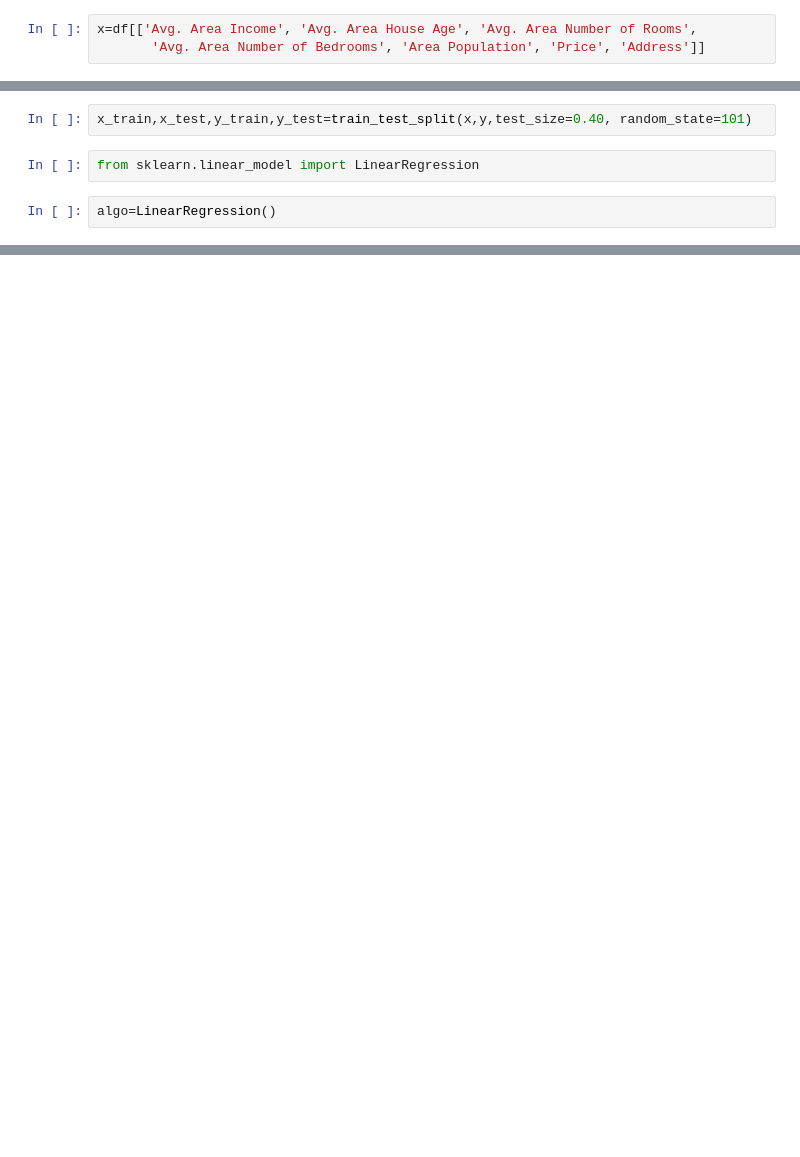
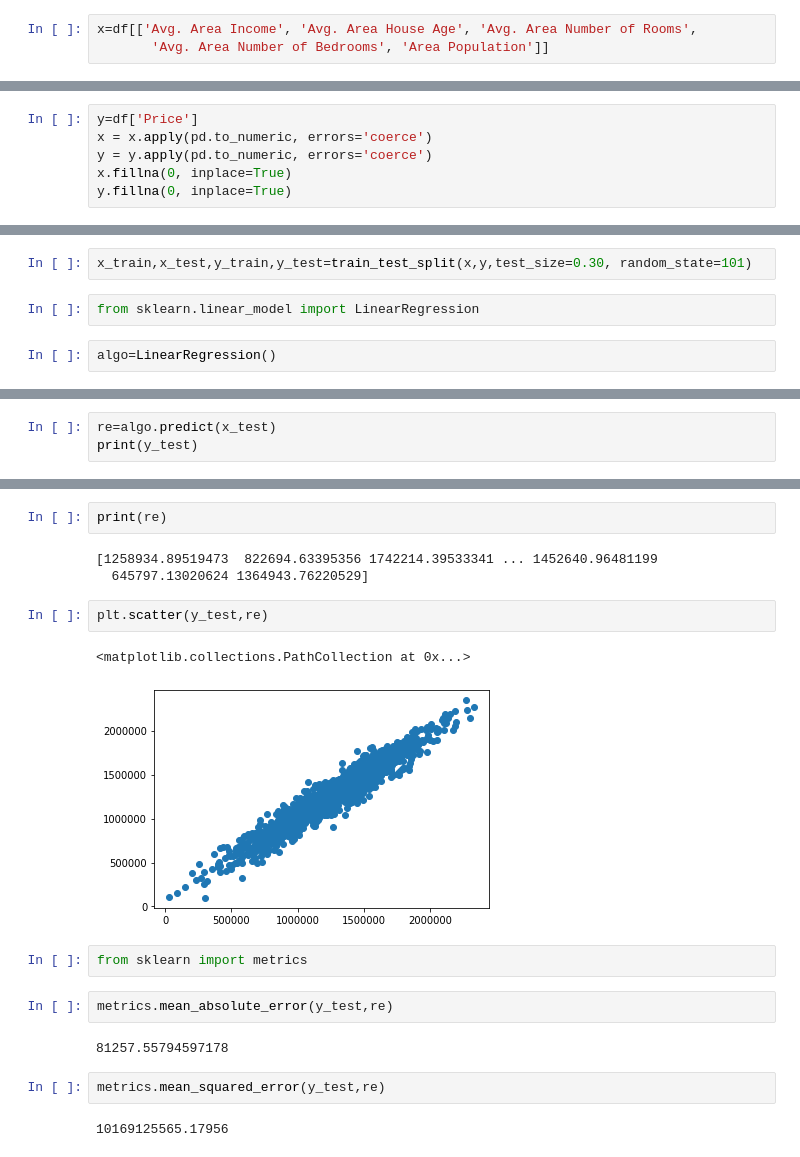
Before and after one commit to bishtmanish739/Machine-Learning, a Jupyter notebook: Linear Regression/Untitled.ipynb, the cells around one changed output, grey strips where cells are left out. Drawn from its saved outputs; the diff is of its cells as text; blank space fills up the shorter version.

Commit message:
house price pridiction update

```diff
--- a/Linear Regression/Untitled.ipynb
+++ b/Linear Regression/Untitled.ipynb
@@ -97,4 +97,4 @@ Index(['Avg. Area Income', 'Avg. Area House Age', 'Avg. Area Number of Rooms',
       dtype='object')
 # %%
 x=df[['Avg. Area Income', 'Avg. Area House Age', 'Avg. Area Number of Rooms',
-       'Avg. Area Number of Bedrooms', 'Area Population', 'Price', 'Address']]
+       'Avg. Area Number of Bedrooms', 'Area Population']]
@@ -103,7 +101,13 @@ y=df['Price']
+# %%
+y=df['Price']
+x = x.apply(pd.to_numeric, errors='coerce')
+y = y.apply(pd.to_numeric, errors='coerce')
+x.fillna(0, inplace=True)
+y.fillna(0, inplace=True)
 # %%
 from sklearn.model_selection import train_test_split
 # %%
-x_train,x_test,y_train,y_test=train_test_split(x,y,test_size=0.40, random_state=101)
+x_train,x_test,y_train,y_test=train_test_split(x,y,test_size=0.30, random_state=101)
 # %%
 from sklearn.linear_model import LinearRegression
 # %%
@@ -118,0 +124,3 @@ AttributeError: 'LinearRegression' object has no attribute 'coef_'
+# %%
+re=algo.predict(x_test)
+print(y_test)
@@ -118,0 +140,20 @@ AttributeError: 'LinearRegression' object has no attribute 'coef_'
+# %%
+print(re)
+# %% [output]
+[1258934.89519473  822694.63395356 1742214.39533341 ... 1452640.96481199
+  645797.13020624 1364943.76220529]
+# %%
+plt.scatter(y_test,re)
+# %% [output]
+<matplotlib.collections.PathCollection at 0x...>
+[figure, added]
+# %%
+from sklearn import metrics
+# %%
+metrics.mean_absolute_error(y_test,re)
+# %% [output]
+81257.55794597178
+# %%
+metrics.mean_squared_error(y_test,re)
+# %% [output]
+10169125565.17956
```
Also changed, not shown: parts of 5 cells of this notebook.
